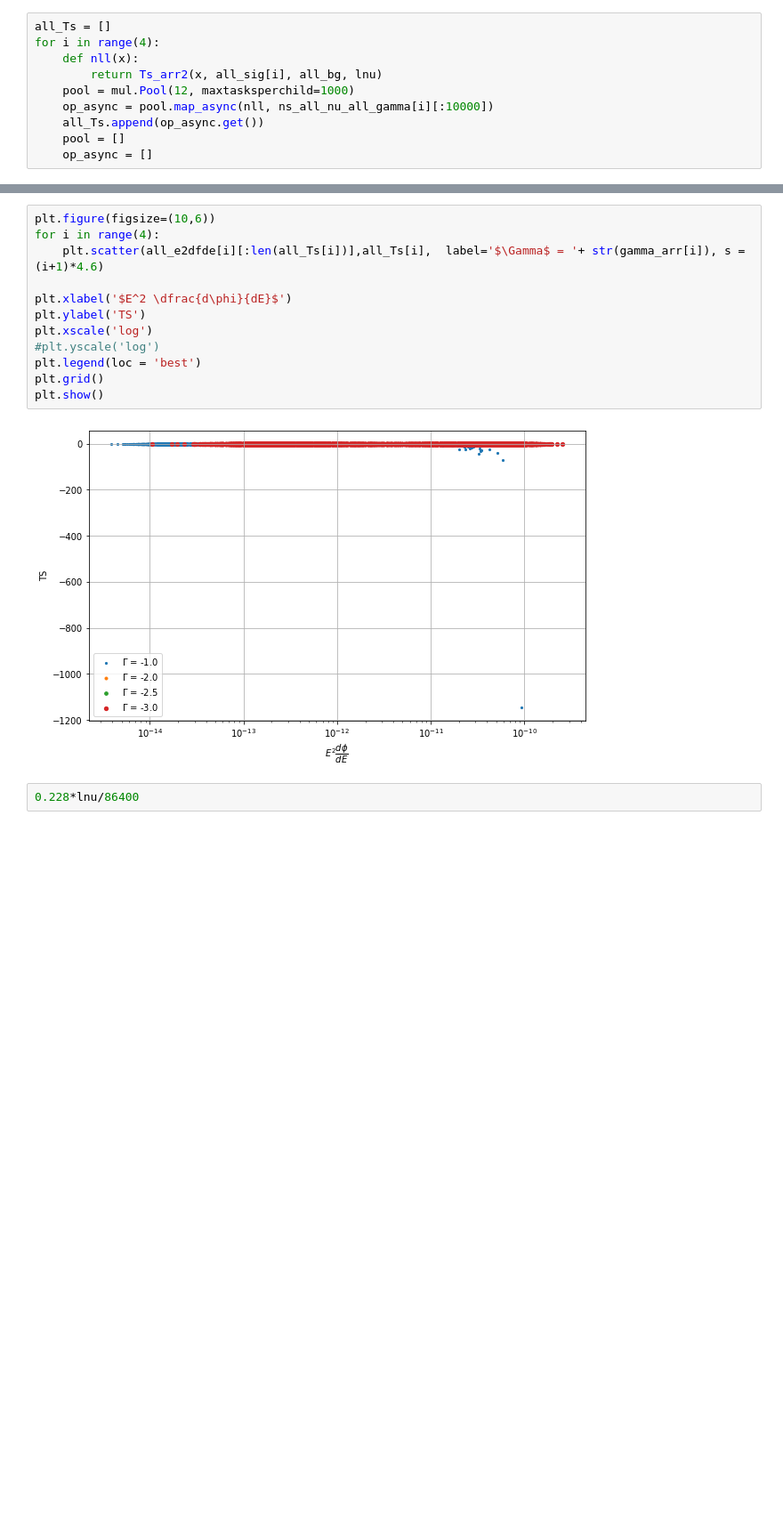
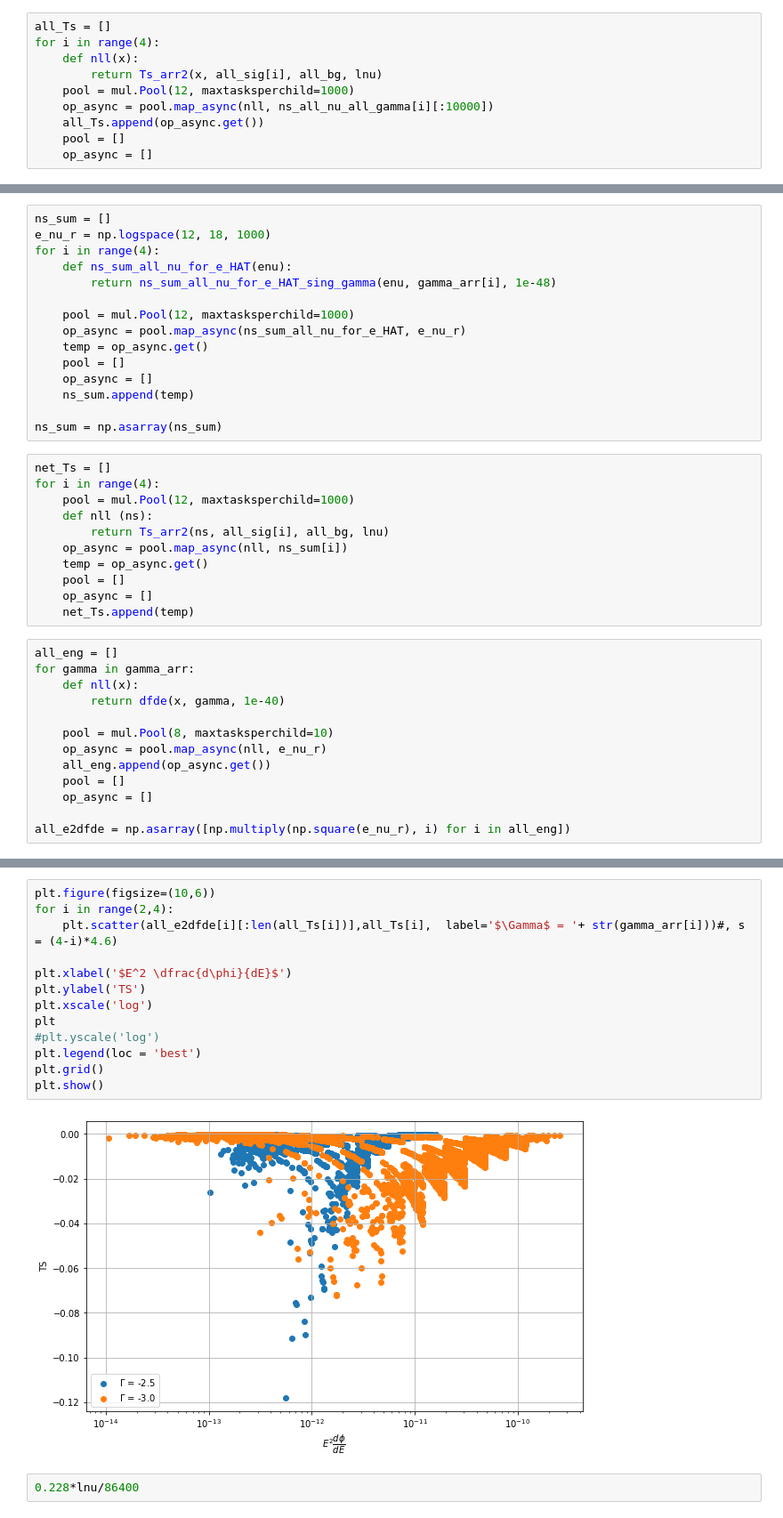
Before and after one commit to DarkWake9/Project-IceCube-Legacy, a Jupyter notebook: task4/task4k.ipynb, the cells around one changed output, grey strips where cells are left out. Shown at 89% size. Cells and saved outputs as stored; diff of their text form; blank space fills up the shorter version.

```diff
--- a/task4/task4k.ipynb
+++ b/task4/task4k.ipynb
@@ -586,0 +620,39 @@ array([2.04173794e-14, 1.47910839e-12, 8.31763771e-14, ...,
+# %%
+ns_sum = []
+e_nu_r = np.logspace(12, 18, 1000)
+for i in range(4):
+    def ns_sum_all_nu_for_e_HAT(enu):
+        return ns_sum_all_nu_for_e_HAT_sing_gamma(enu, gamma_arr[i], 1e-48)
+
+    pool = mul.Pool(12, maxtasksperchild=1000)
+    op_async = pool.map_async(ns_sum_all_nu_for_e_HAT, e_nu_r)
+    temp = op_async.get()
+    pool = []
+    op_async = []
+    ns_sum.append(temp)
+
+ns_sum = np.asarray(ns_sum)
+# %%
+net_Ts = []
+for i in range(4):
+    pool = mul.Pool(12, maxtasksperchild=1000)
+    def nll (ns):
+        return Ts_arr2(ns, all_sig[i], all_bg, lnu)
+    op_async = pool.map_async(nll, ns_sum[i])
+    temp = op_async.get()
+    pool = []
+    op_async = []
+    net_Ts.append(temp)
+# %%
+all_eng = []
+for gamma in gamma_arr:
+    def nll(x):
+        return dfde(x, gamma, 1e-40)
+
+    pool = mul.Pool(8, maxtasksperchild=10)
+    op_async = pool.map_async(nll, e_nu_r)
+    all_eng.append(op_async.get())
+    pool = []
+    op_async = []
+
+all_e2dfde = np.asarray([np.multiply(np.square(e_nu_r), i) for i in all_eng])
@@ -587,17 +679,18 @@ array([2.04173794e-14, 1.47910839e-12, 8.31763771e-14, ...,
 # %%
 plt.figure(figsize=(10,6))
-for i in range(4):
-    plt.scatter(all_e2dfde[i][:len(all_Ts[i])],all_Ts[i],  label='$\Gamma$ = '+ str(gamma_arr[i]), s = (i+1)*4.6)
+for i in range(2,4):
+    plt.scatter(all_e2dfde[i][:len(all_Ts[i])],all_Ts[i],  label='$\Gamma$ = '+ str(gamma_arr[i]))#, s = (4-i)*4.6)
 
 plt.xlabel('$E^2 \dfrac{d\phi}{dE}$')
 plt.ylabel('TS')
 plt.xscale('log')
+plt
 #plt.yscale('log')
 plt.legend(loc = 'best')
 plt.grid()
 plt.show()
 # %% [output]
-[figure, old version]
+[figure, new version]
 # %%
 0.228*lnu/86400
 # %% [output]
```
Also changed, not shown: parts of 15 cells of this notebook.
